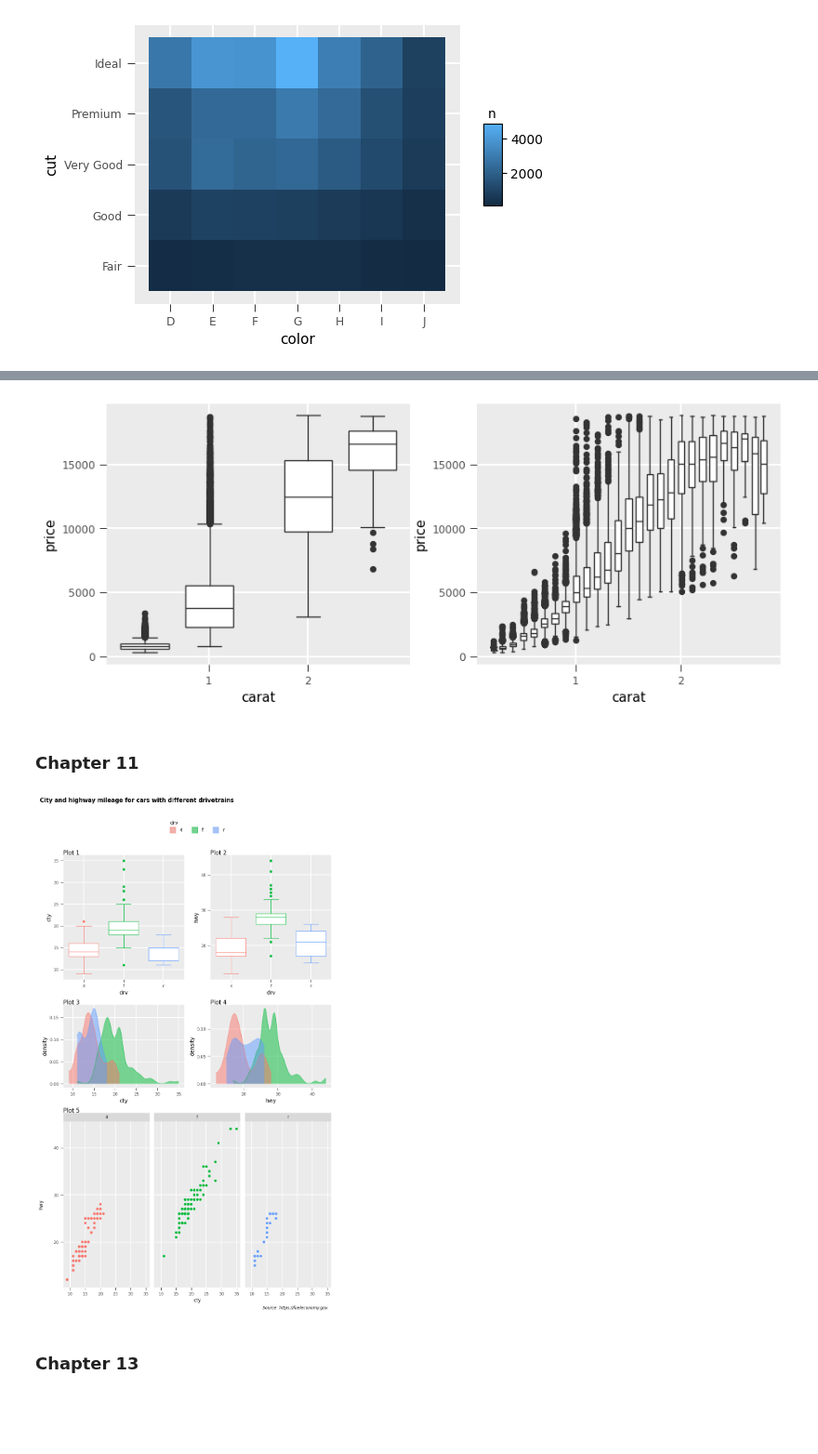
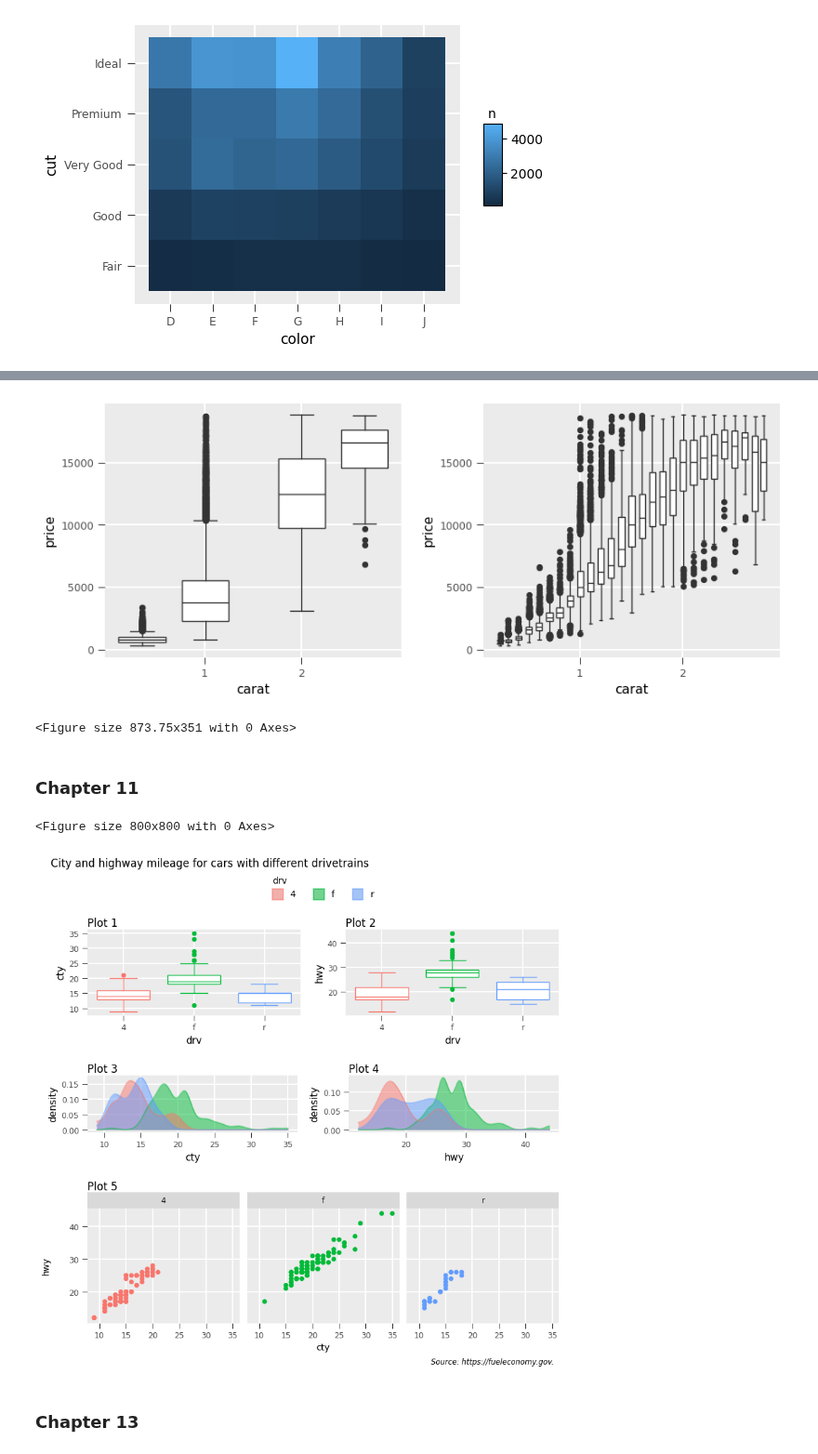
Before and after one commit to huangziwei/hea, a Jupyter notebook: example/books/dataframe.ipynb, the cells around one changed output, grey strips where cells are left out. Shown at 93% size. Drawn from its saved outputs; the diff is of its cells as text; code cells hidden in the pictures; blank space fills up the shorter version.

```diff
--- a/example/books/dataframe.ipynb
+++ b/example/books/dataframe.ipynb
@@ -1261,29 +1274,32 @@ from hea.ggplot import cut_width
 p1 = smaller.ggplot(x="carat", y="price").geom_boxplot(group=cut_width("carat", 1))
 p2 = smaller.ggplot(x="carat", y="price").geom_boxplot(group=cut_width("carat", 0.1))
 
-p1 | p2
+p1 + p2
 # %% [output]
-[figure, old version]
+[figure, new version]
+<Figure size 873.75x351 with 0 Axes>
 # %% [markdown]
 ### Chapter 11
 # %%
 from hea.ggplot import plot_annotation, plot_layout, guide_area, theme
 
 p1 = mpg.ggplot(aes(x = "drv", y = "cty", color = "drv")).geom_boxplot(show_legend = False).labs(title = "Plot 1")
 p2 = mpg.ggplot(aes(x = "drv", y = "hwy", color = "drv")).geom_boxplot(show_legend = False).labs(title = "Plot 2")
 p3 = mpg.ggplot(aes(x = "cty", color = "drv", fill = "drv")).geom_density(alpha = 0.5).labs(title = "Plot 3")
 p4 = mpg.ggplot(aes(x = "hwy", color = "drv", fill = "drv")).geom_density(alpha = 0.5).labs(title = "Plot 4")
 p5 = mpg.ggplot(aes(x = "cty", y = "hwy", color = "drv")).geom_point(show_legend = False).facet_wrap("~drv").labs(title = "Plot 5")
 
-(guide_area() / (p1 +p2) / (p3 + p4) / p5) + plot_annotation(
+p = (guide_area() / (p1 +p2) / (p3 + p4) / p5) + plot_annotation(
     title = "City and highway mileage for cars with different drivetrains",
     caption = "Source: https://fueleconomy.gov."
 ) + plot_layout(
     guides = "collect",
     heights = [1, 3, 2, 4],
 ) & theme(legend_position = "top")
+p.show(figsize=(8, 8))
 # %% [output]
+<Figure size 800x800 with 0 Axes>
-[figure, old version]
+[figure, new version]
 # %% [markdown]
 ### Chapter 13
 # %%
```
Also changed, not shown: parts of 16 cells of this notebook.
